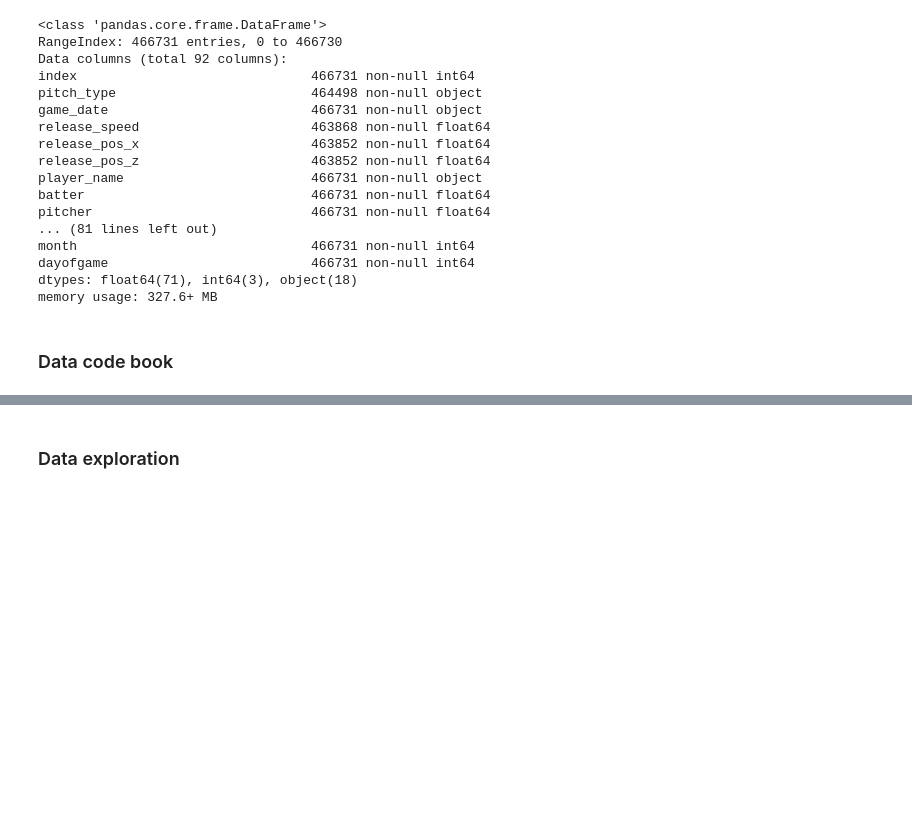
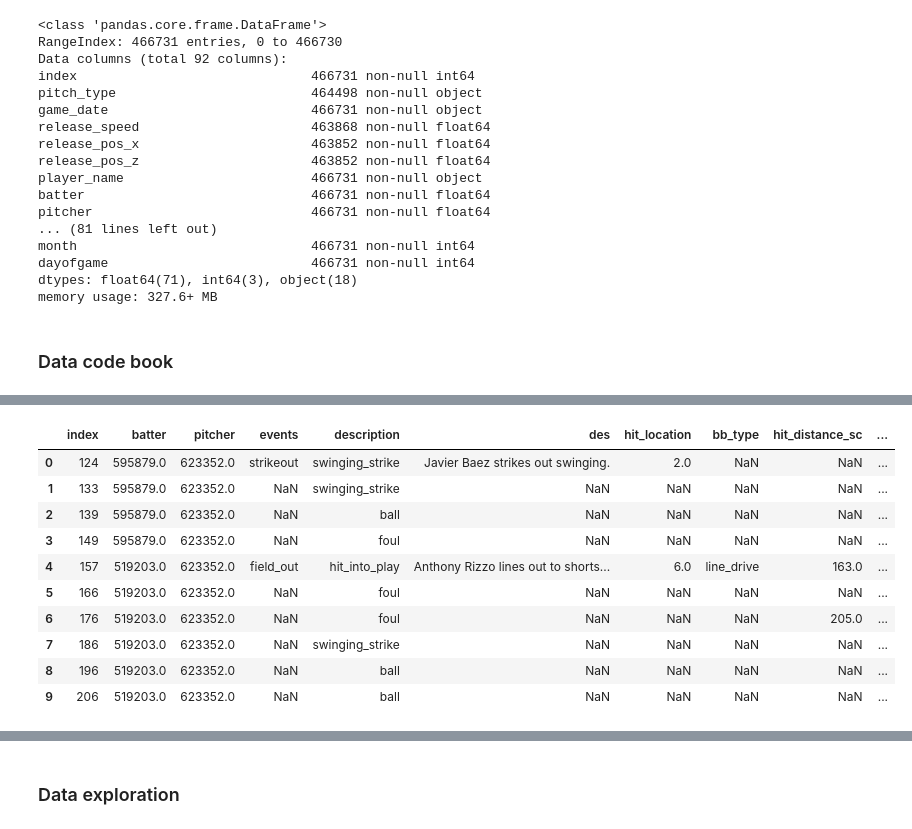
Before and after one commit to Dharmogata/Simple-Baseball-EDA-, a Jupyter notebook: Simple Baseball EDA demo (1).ipynb, the cells around one changed output, grey strips where cells are left out. Cells and saved outputs as stored; diff of their text form; code cells hidden in the pictures; blank space fills up the shorter version.

```diff
--- a/Simple Baseball EDA demo (1).ipynb
+++ b/Simple Baseball EDA demo (1).ipynb
@@ -352,0 +430,33 @@ of_fielding_alignment
+# %%
+eventVariables = df.copy()
+eventVariables = eventVariables[['index',
+ 'batter',
+ 'pitcher',
+ 'events',
+ 'description',
+ 'des',
+ 'hit_location',
+ 'bb_type',
+ 'hit_distance_sc',
+ 'home_score',
+ 'away_score',
+ 'bat_score',
+ 'fld_score',
+ 'post_away_score',
+ 'post_home_score',
+ 'post_bat_score',
+ 'post_fld_score',
+ ]]
+eventVariables.head(10)
+# %% [output]
+|  | index | batter | pitcher | events | description | des | hit_location | bb_type | hit_distance_sc | ... |
+| 0 | 124 | 595879.0 | 623352.0 | strikeout | swinging_strike | Javier Baez strikes out swinging. | 2.0 | NaN | NaN | ... |
+| 1 | 133 | 595879.0 | 623352.0 | NaN | swinging_strike | NaN | NaN | NaN | NaN | ... |
+| 2 | 139 | 595879.0 | 623352.0 | NaN | ball | NaN | NaN | NaN | NaN | ... |
+| 3 | 149 | 595879.0 | 623352.0 | NaN | foul | NaN | NaN | NaN | NaN | ... |
+| 4 | 157 | 519203.0 | 623352.0 | field_out | hit_into_play | Anthony Rizzo lines out to shorts... | 6.0 | line_drive | 163.0 | ... |
+| 5 | 166 | 519203.0 | 623352.0 | NaN | foul | NaN | NaN | NaN | NaN | ... |
+| 6 | 176 | 519203.0 | 623352.0 | NaN | foul | NaN | NaN | NaN | 205.0 | ... |
+| 7 | 186 | 519203.0 | 623352.0 | NaN | swinging_strike | NaN | NaN | NaN | NaN | ... |
+| 8 | 196 | 519203.0 | 623352.0 | NaN | ball | NaN | NaN | NaN | NaN | ... |
+| 9 | 206 | 519203.0 | 623352.0 | NaN | ball | NaN | NaN | NaN | NaN | ... |
```
Also changed, not shown: parts of 9 cells of this notebook.
